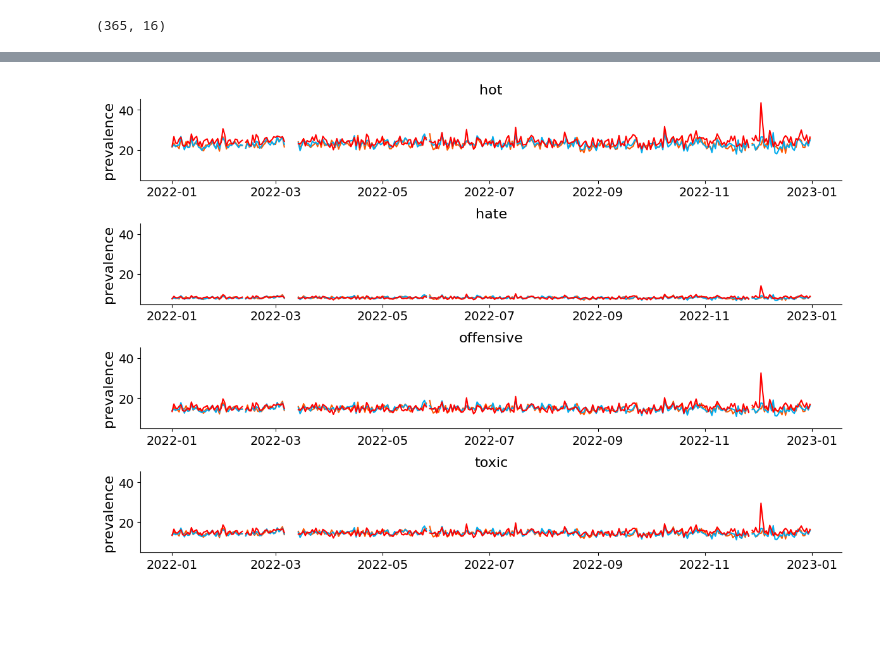
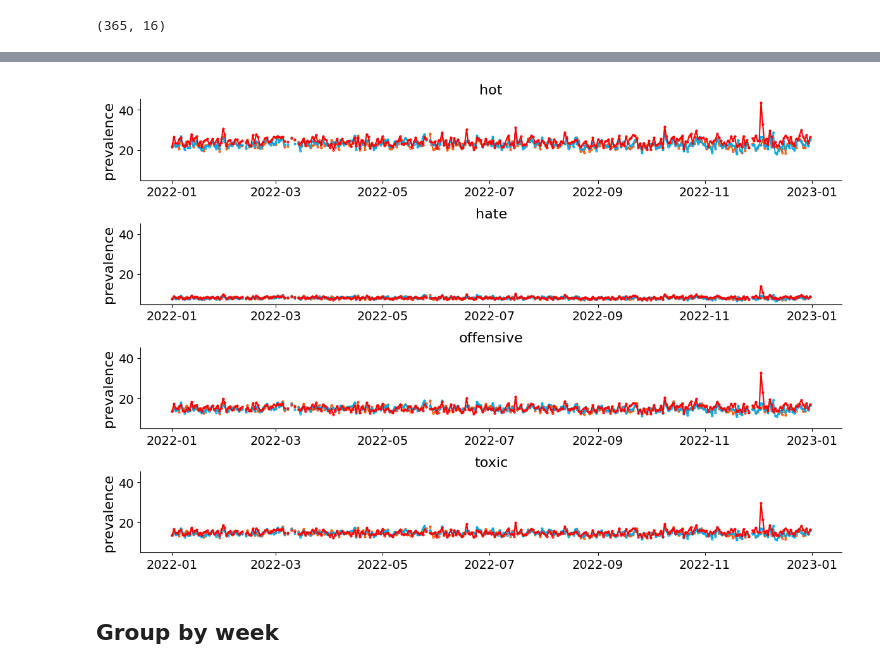
Before and after one commit to avalanchesiqi/pyquantifier, a Jupyter notebook: hot_speech/data_visualization.ipynb, the cells around one changed output, grey strips where cells are left out. Drawn from its saved outputs; the diff is of its cells as text; code cells hidden in the pictures; blank space fills up the shorter version.

Commit message:
add weekly aggregate plot

```diff
--- a/hot_speech/data_visualization.ipynb
+++ b/hot_speech/data_visualization.ipynb
@@ -2,7 +2,7 @@
 import pandas as pd
 import matplotlib.pyplot as plt
 # %%
-data_df = pd.read_csv('hot_prevalence_estimation_2022.csv')
-data_df.index = data_df.date
-data_df.index = pd.to_datetime(data_df.index)
+daily_df = pd.read_csv('hot_prevalence_estimation_2022.csv')
+daily_df.index = daily_df.date
+daily_df.index = pd.to_datetime(daily_df.index)
 # %%
@@ -25,7 +25,7 @@ color_dict = {'reddit': '#FF5700',
               'youtube': '#FF0000'}
 # %%
 
-def visualize_time_series():
+def visualize_time_series(data_df):
     fig, axes = plt.subplots(4, 1, figsize=(12, 8), sharey=True)
 
     platform_list = ['reddit', 'twitter', 'youtube']
@@ -37,7 +37,7 @@ def visualize_time_series():
             axes[ax_idx].plot_date(
                 data_df.index,
                 eval(f'data_df.{platform}_{metric}_list') / eval(f'data_df.{platform}_num_comment_list') * 100,
-                '-', color=color, label=platform)
+                '-o', color=color, mfc='none', ms=2, label=platform)
             axes[ax_idx].set_title(metric, fontsize=16)
 
     for ax in axes.ravel():
@@ -49,6 +49,8 @@ def visualize_time_series():
 
     plt.tight_layout()
 # %%
-visualize_time_series()
+visualize_time_series(daily_df)
 # %% [output]
-[figure, old version]
+[figure, new version]
+# %% [markdown]
+## Group by week
```
Also changed, not shown: parts of 5 cells of this notebook, 1 other file.
